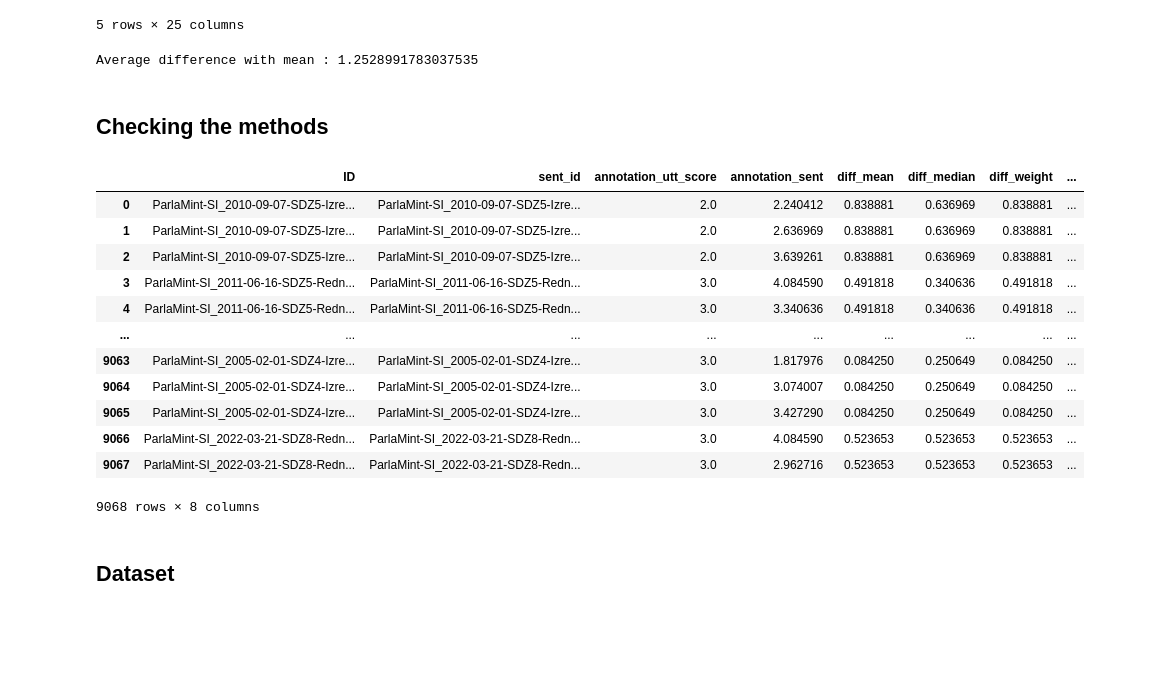
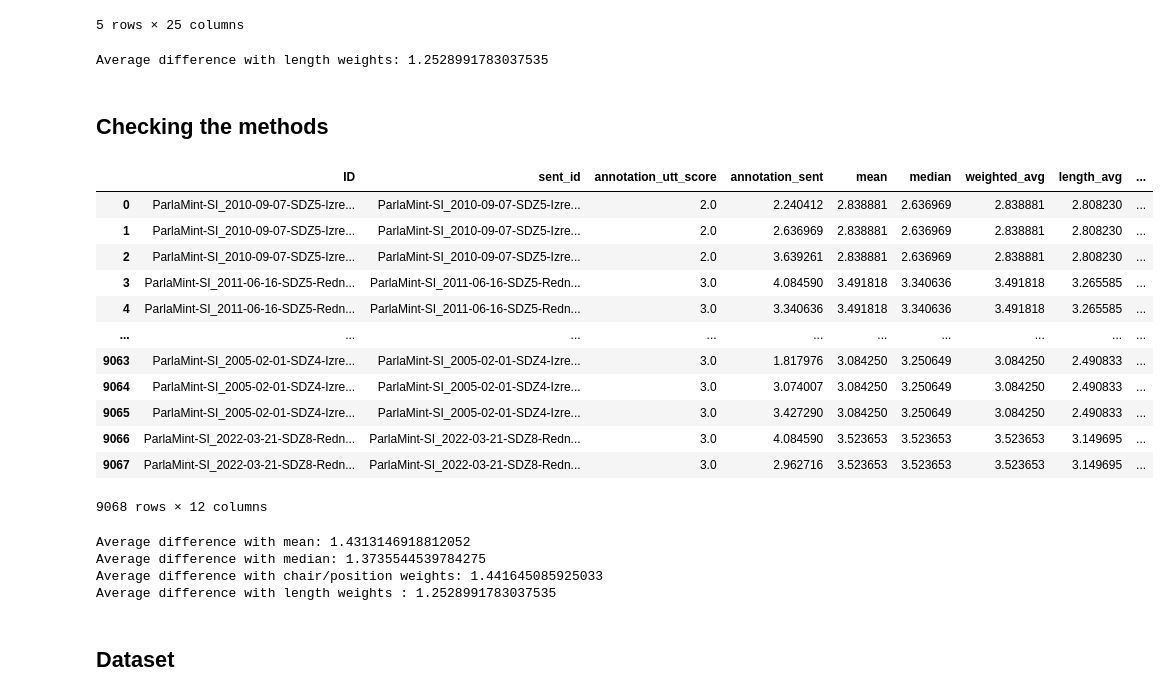
Before and after one commit to katjameden/ParlaMint_Sentiment, a Jupyter notebook: Aggregation/Notebooks/Aggregation_dev.ipynb, the cells around one changed output. Cells and saved outputs as stored; diff of their text form; code cells hidden in the pictures; blank space fills up the shorter version.

```diff
--- a/Aggregation/Notebooks/Aggregation_dev.ipynb
+++ b/Aggregation/Notebooks/Aggregation_dev.ipynb
@@ -134,7 +132,7 @@ df.head(10)
 | 9 | ParlaMint-SI_2011-06-21-SDZ5-Redn... | ParlaMint-SI_2011-06-21-SDZ5-Redn... | Hvala lepa. V bistvu se strinjam ... | Naše ministrstvo je namreč zapros... | Our ministry has requested all th... | False | Positive | 5.0 | ... |
 # %%
 df['weighted_score'] = df['annotation_sent'] * df['weight']
-df['weighted_average'] = df.groupby('ID')['weighted_score'].transform('sum') / df.groupby('ID')['weight'].transform('sum')
+df['weighted_avg'] = df.groupby('ID')['weighted_score'].transform('sum') / df.groupby('ID')['weight'].transform('sum')
 df.head()
 # %% [output]
 |  | ID | sent_id | text_utt | text_sent | text_en | chair | annotation_utt | annotation_utt_score | ... |
@@ -145,7 +143,7 @@ df.head()
 | 4 | ParlaMint-SI_2011-06-16-SDZ5-Redn... | ParlaMint-SI_2011-06-16-SDZ5-Redn... | Hvala lepa. Besedo ima Silva Črnu... | Besedo ima Silva Črnugelj. | The word is "silva blackugelj." | True | P_Neutral | 3.0 | ... |
 5 rows × 22 columns
 # %%
-df['diff_weight'] = abs(df['annotation_utt_score'] - df['weighted_average'])
+df['diff_weight'] = abs(df['annotation_utt_score'] - df['weighted_avg'])
 df
 # %% [output]
 |  | ID | sent_id | text_utt | text_sent | text_en | chair | annotation_utt | annotation_utt_score | ... |
@@ -176,7 +174,7 @@ df['length'] = df['text_sent'].apply(lambda x: len(x.split()))
 aggregated_scores = (
     df.groupby("ID")
     .apply(lambda x: (x["annotation_sent"] * x["length"]).sum() / x["length"].sum())
-    .reset_index(name="length_aggregated_score")
+    .reset_index(name="length_avg")
 )
 # %%
 df = df.merge(
@@ -194,33 +192,40 @@ df.head()
 | 4 | ParlaMint-SI_2011-06-16-SDZ5-Redn... | ParlaMint-SI_2011-06-16-SDZ5-Redn... | Hvala lepa. Besedo ima Silva Črnu... | Besedo ima Silva Črnugelj. | The word is "silva blackugelj." | True | P_Neutral | 3.0 | ... |
 5 rows × 25 columns
 # %%
-df['diff_length'] = abs(df['annotation_utt_score'] - df['length_aggregated_score'])
+df['diff_length'] = abs(df['annotation_utt_score'] - df['length_avg'])
 length_avg = df['diff_length'].mean()
-print("Average difference with length weights :", length_avg)
+print("Average difference with length weights:", length_avg)
 # %% [output]
-Average difference with mean : 1.2528991783037535
+Average difference with length weights: 1.2528991783037535
 # %% [markdown]
 ## Checking the methods
 # %%
-methods = ['ID', 'sent_id', 'annotation_utt_score', 'annotation_sent', 'diff_mean', 'diff_median', 'diff_weight', 'diff_length']
+methods = ['ID', 'sent_id', 'annotation_utt_score', 'annotation_sent', 'mean', 'median', 'weighted_avg', 'length_avg', 'diff_mean', 'diff_median', 'diff_weight', 'diff_length']
 df_methods = df[methods]
 df_methods
 # %% [output]
-|  | ID | sent_id | annotation_utt_score | annotation_sent | diff_mean | diff_median | diff_weight | ... |
-| 0 | ParlaMint-SI_2010-09-07-SDZ5-Izre... | ParlaMint-SI_2010-09-07-SDZ5-Izre... | 2.0 | 2.240412 | 0.838881 | 0.636969 | 0.838881 | ... |
-| 1 | ParlaMint-SI_2010-09-07-SDZ5-Izre... | ParlaMint-SI_2010-09-07-SDZ5-Izre... | 2.0 | 2.636969 | 0.838881 | 0.636969 | 0.838881 | ... |
-| 2 | ParlaMint-SI_2010-09-07-SDZ5-Izre... | ParlaMint-SI_2010-09-07-SDZ5-Izre... | 2.0 | 3.639261 | 0.838881 | 0.636969 | 0.838881 | ... |
-| 3 | ParlaMint-SI_2011-06-16-SDZ5-Redn... | ParlaMint-SI_2011-06-16-SDZ5-Redn... | 3.0 | 4.084590 | 0.491818 | 0.340636 | 0.491818 | ... |
-| 4 | ParlaMint-SI_2011-06-16-SDZ5-Redn... | ParlaMint-SI_2011-06-16-SDZ5-Redn... | 3.0 | 3.340636 | 0.491818 | 0.340636 | 0.491818 | ... |
-| ... | ... | ... | ... | ... | ... | ... | ... | ... |
-| 9063 | ParlaMint-SI_2005-02-01-SDZ4-Izre... | ParlaMint-SI_2005-02-01-SDZ4-Izre... | 3.0 | 1.817976 | 0.084250 | 0.250649 | 0.084250 | ... |
-| 9064 | ParlaMint-SI_2005-02-01-SDZ4-Izre... | ParlaMint-SI_2005-02-01-SDZ4-Izre... | 3.0 | 3.074007 | 0.084250 | 0.250649 | 0.084250 | ... |
-| 9065 | ParlaMint-SI_2005-02-01-SDZ4-Izre... | ParlaMint-SI_2005-02-01-SDZ4-Izre... | 3.0 | 3.427290 | 0.084250 | 0.250649 | 0.084250 | ... |
-| 9066 | ParlaMint-SI_2022-03-21-SDZ8-Redn... | ParlaMint-SI_2022-03-21-SDZ8-Redn... | 3.0 | 4.084590 | 0.523653 | 0.523653 | 0.523653 | ... |
-| 9067 | ParlaMint-SI_2022-03-21-SDZ8-Redn... | ParlaMint-SI_2022-03-21-SDZ8-Redn... | 3.0 | 2.962716 | 0.523653 | 0.523653 | 0.523653 | ... |
+|  | ID | sent_id | annotation_utt_score | annotation_sent | mean | median | weighted_avg | length_avg | ... |
+| 0 | ParlaMint-SI_2010-09-07-SDZ5-Izre... | ParlaMint-SI_2010-09-07-SDZ5-Izre... | 2.0 | 2.240412 | 2.838881 | 2.636969 | 2.838881 | 2.808230 | ... |
+| 1 | ParlaMint-SI_2010-09-07-SDZ5-Izre... | ParlaMint-SI_2010-09-07-SDZ5-Izre... | 2.0 | 2.636969 | 2.838881 | 2.636969 | 2.838881 | 2.808230 | ... |
+| 2 | ParlaMint-SI_2010-09-07-SDZ5-Izre... | ParlaMint-SI_2010-09-07-SDZ5-Izre... | 2.0 | 3.639261 | 2.838881 | 2.636969 | 2.838881 | 2.808230 | ... |
+| 3 | ParlaMint-SI_2011-06-16-SDZ5-Redn... | ParlaMint-SI_2011-06-16-SDZ5-Redn... | 3.0 | 4.084590 | 3.491818 | 3.340636 | 3.491818 | 3.265585 | ... |
+| 4 | ParlaMint-SI_2011-06-16-SDZ5-Redn... | ParlaMint-SI_2011-06-16-SDZ5-Redn... | 3.0 | 3.340636 | 3.491818 | 3.340636 | 3.491818 | 3.265585 | ... |
+| ... | ... | ... | ... | ... | ... | ... | ... | ... | ... |
+| 9063 | ParlaMint-SI_2005-02-01-SDZ4-Izre... | ParlaMint-SI_2005-02-01-SDZ4-Izre... | 3.0 | 1.817976 | 3.084250 | 3.250649 | 3.084250 | 2.490833 | ... |
+| 9064 | ParlaMint-SI_2005-02-01-SDZ4-Izre... | ParlaMint-SI_2005-02-01-SDZ4-Izre... | 3.0 | 3.074007 | 3.084250 | 3.250649 | 3.084250 | 2.490833 | ... |
+| 9065 | ParlaMint-SI_2005-02-01-SDZ4-Izre... | ParlaMint-SI_2005-02-01-SDZ4-Izre... | 3.0 | 3.427290 | 3.084250 | 3.250649 | 3.084250 | 2.490833 | ... |
+| 9066 | ParlaMint-SI_2022-03-21-SDZ8-Redn... | ParlaMint-SI_2022-03-21-SDZ8-Redn... | 3.0 | 4.084590 | 3.523653 | 3.523653 | 3.523653 | 3.149695 | ... |
+| 9067 | ParlaMint-SI_2022-03-21-SDZ8-Redn... | ParlaMint-SI_2022-03-21-SDZ8-Redn... | 3.0 | 2.962716 | 3.523653 | 3.523653 | 3.523653 | 3.149695 | ... |
-9068 rows × 8 columns
+9068 rows × 12 columns
 # %%
+#Length weights seem to be the best method to aggregate the scores
+
 print(f"Average difference with mean: {mean_diff}")
 print(f"Average difference with median: {median_diff}")
 print(f"Average difference with chair/position weights: {weight_diff}")
 print("Average difference with length weights :", length_avg)
+# %% [output]
+Average difference with mean: 1.4313146918812052
+Average difference with median: 1.3735544539784275
+Average difference with chair/position weights: 1.441645085925033
+Average difference with length weights : 1.2528991783037535
```
Also changed, not shown: parts of 5 cells of this notebook.
